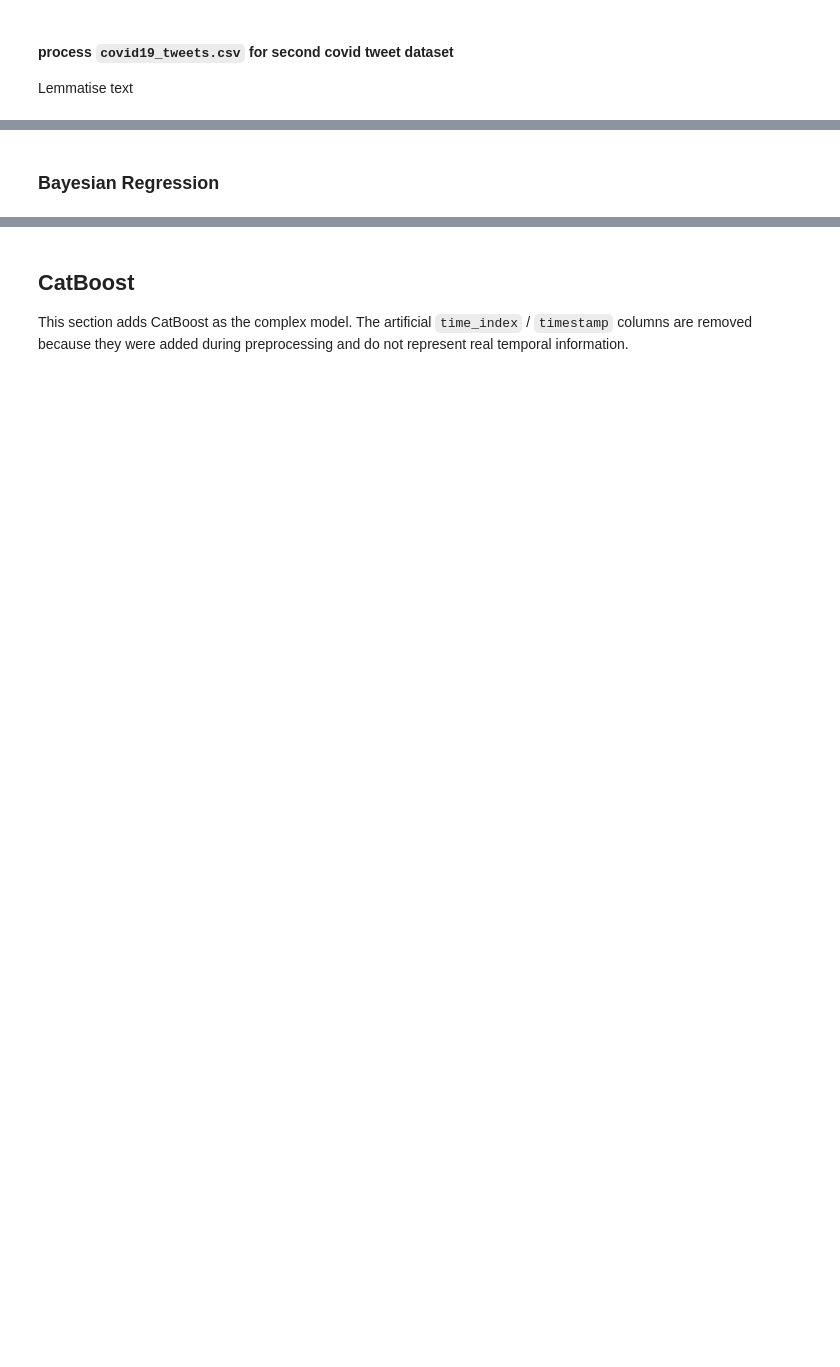
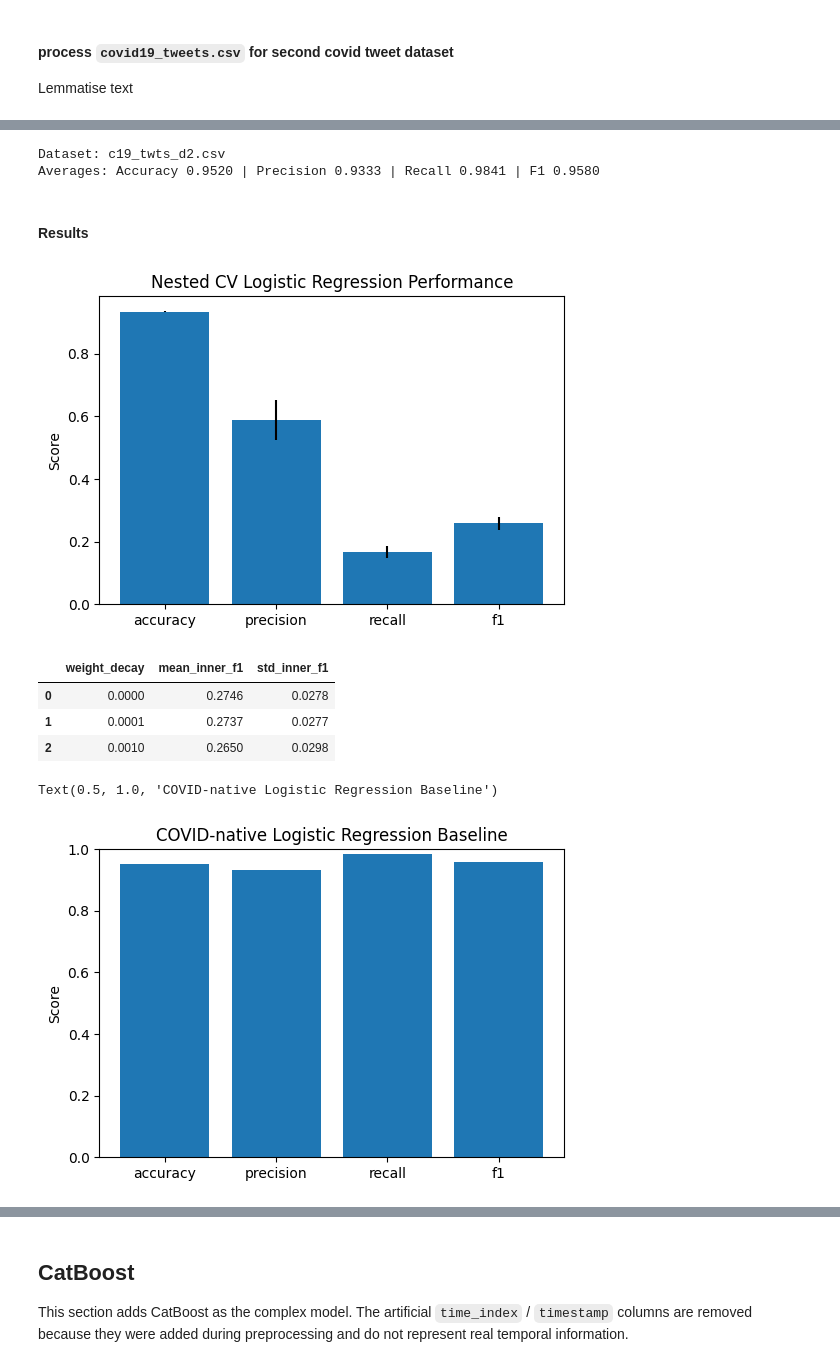
Before and after one commit to mk654/SML_PG60, a Jupyter notebook: COMP90051_ProjectGroup60_code.ipynb, the cells around one changed output, grey strips where cells are left out. Drawn from its saved outputs; the diff is of its cells as text; code cells hidden in the pictures; blank space fills up the shorter version.

```diff
--- a/COMP90051_ProjectGroup60_code.ipynb
+++ b/COMP90051_ProjectGroup60_code.ipynb
@@ -581,8 +892,8 @@ def stratified_split_indices(X, y, n_folds, seed=42):
 # %%
-#Lachlan -> Cross-validated logistic regression
-#from sklearn.model_selection import StratifiedKFold
+# Amelia -> run baseline LR on c19_twts_d2.csv for comparison
+criterion = torch.nn.BCEWithLogitsLoss()
 
-
+X_np, y_np = load_model_data("c19_twts_d2.csv")
 #Inputs are np arrays X and y
 def cross_val(k_folds, X, y, model, criterion, lr = 0.001, momentum = 1e-2):
   n_features = X.shape[1]
@@ -604,18 +915,18 @@ def cross_val(k_folds, X, y, model, criterion, lr = 0.001, momentum = 1e-2):
       train_std = X_train.std(axis=0)
       train_std[train_std == 0] = 1
       X_train = (X_train - train_mean) / train_std
-      X_train = (X_train - train_mean) / train_std
+      X_eval = (X_eval - train_mean) / train_std
       # ---------------------------------------- #
 
       #Create evaluation tensor
-      Xe = torch.tensor(X_eval, dtype = torch.float32) ##
+      Xe = torch.tensor(X_eval, dtype = torch.float32).to(DEVICE) ##
 
       fold_model = train_model(model, n_features, criterion, lr, momentum, X_train, y_train, epochs=50)
 
       fold_model.eval()
       with torch.no_grad():
         outputs = fold_model(Xe) #Determine the raw probabilities
-        preds = (torch.sigmoid(outputs) >= 0.5).float().numpy().flatten() #Convert to array of 0 and 1
+        preds = (torch.sigmoid(outputs) >= 0.5).float().cpu().numpy().flatten() #Convert to array of 0 and 1
 
       metrics = compute_metrics(y_eval, preds)
       acc = metrics['accuracy']
@@ -636,5 +947,47 @@ def cross_val(k_folds, X, y, model, criterion, lr = 0.001, momentum = 1e-2):
   avg_f1 = np.mean(fold_f1)
 
   return avg_acc, avg_prec, avg_rec, avg_f1, best_model
+
+avg_acc, avg_prec, avg_rec, avg_f1, best_model = cross_val(k_folds=10,X=X_np,y=y_np,model=LogisticRegressionModel,criterion=criterion,lr=0.001)
+
+print("\nDataset: c19_twts_d2.csv")
+print(f"Averages: Accuracy {avg_acc:.4f} | Precision {avg_prec:.4f} | Recall {avg_rec:.4f} | F1 {avg_f1:.4f}")
+# %% [output]
+Dataset: c19_twts_d2.csv
+Averages: Accuracy 0.9520 | Precision 0.9333 | Recall 0.9841 | F1 0.9580
-# %% [markdown]
-### Bayesian Regression
+# %% [markdown]
+#### Results
+# %%
+# Amelia -> nested CV LR results summary (flu_long.csv)
+import matplotlib.pyplot as plt
+plt.figure(figsize=(6,4))
+plt.bar(logistic_summary_df["metric"],logistic_summary_df["mean"],yerr=logistic_summary_df["std"])
+plt.ylabel("Score")
+plt.title("Nested CV Logistic Regression Performance")
+plt.show()
+
+logistic_tuning_summary = (
+    logistic_tuning_df.groupby("weight_decay", as_index=False).agg({"mean_inner_f1": "mean","std_inner_f1": "mean"}).round(4))
+display(logistic_tuning_summary)
+
+# Ameliia -> LR results summary (c19_twts_d2.csv)
+plt.show()
+c19_d2_baseline_summary = pd.DataFrame([
+    {"metric": "accuracy", "mean": avg_acc},
+    {"metric": "precision", "mean": avg_prec},
+    {"metric": "recall", "mean": avg_rec},
+    {"metric": "f1", "mean": avg_f1}
+])
+plt.figure(figsize=(6, 4))
+plt.bar(c19_d2_baseline_summary["metric"], c19_d2_baseline_summary["mean"])
+plt.ylabel("Score")
+plt.ylim(0, 1)
+plt.title("COVID-native Logistic Regression Baseline")
+# %% [output]
+[figure, added]
+|  | weight_decay | mean_inner_f1 | std_inner_f1 |
+| 0 | 0.0000 | 0.2746 | 0.0278 |
+| 1 | 0.0001 | 0.2737 | 0.0277 |
+| 2 | 0.0010 | 0.2650 | 0.0298 |
+Text(0.5, 1.0, 'COVID-native Logistic Regression Baseline')
+[figure, added]
```
Also changed, not shown: parts of 49 cells of this notebook.
